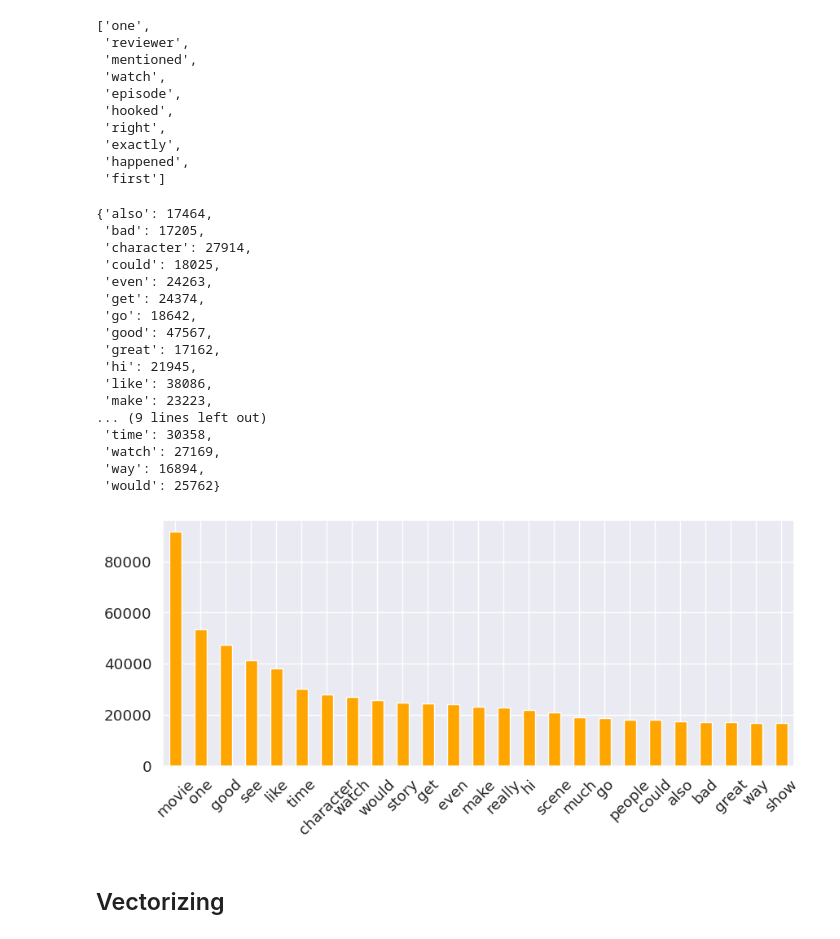
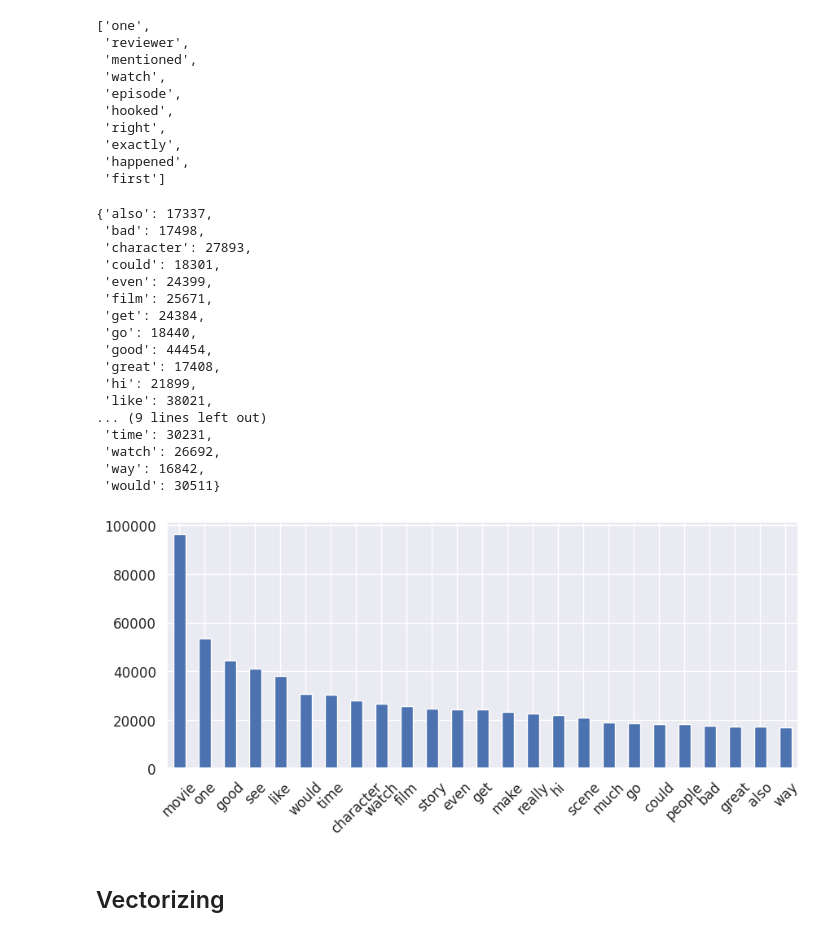
Before and after one commit to Afranur-Artar/Deep-Learning-NLP-Project, a Jupyter notebook: IMDB_NLP_Project3.ipynb, the cells around one changed output. Saved outputs shown, nothing was run; the diff lists cells and outputs as text; code cells hidden in the pictures.

```diff
--- a/IMDB_NLP_Project3.ipynb
+++ b/IMDB_NLP_Project3.ipynb
@@ -107,6 +99,10 @@ Antonyms of movie: []
 def replace(words):
     words=re.sub(r" film ", "movie", words)
     words=re.sub(r" films ", "movie", words)
+    words=re.sub(r" dvd ", "movie", words)
+    words=re.sub(r" straightforward ", "straight forward", words)
+    words=re.sub(r" It's ", "It is", words)
+    words=re.sub(r" sci-fi ", "science fiction", words)
     words=re.sub(r" film's ", "movie", words)
     words=re.sub(r" filming ", "movie", words)
     words=re.sub(r" I've ", "I have", words)
@@ -169,7 +165,7 @@ def replace(words):
     words=re.sub(r"b-movie", "movie",words)
     words=re.sub(r"ofmovieof", "of movie of",words)
     words=re.sub(r"thismoviecould", "this movie could",words)
-    words=re.sub(r"It's", "It is",words)
+    words=re.sub(r"isn't", "is not",words)
     words=re.sub(r"cannot", "can not",words)
     words=re.sub(r"clichés", " ",words)
     words=re.sub(r"aboutmoviebefore", "about movie before",words)
@@ -181,16 +177,30 @@ def replace(words):
     words=re.sub(r"si ample", "simple",words)
     words=re.sub(r"well", "good",words)
     words=re.sub(r"you'll", "you will",words)
+    words=re.sub(r"aren't", "are not",words)
     words=re.sub(r"Ti ame", "time",words)
     words=re.sub(r"towatch", "to watch",words)
     words=re.sub(r"Oz", " ",words)
     words=re.sub(r"oz", " ",words)
     words=re.sub(r"Mr.", " ",words)
     words=re.sub(r"They're", "They are",words)
+    words=re.sub(r"they're", "they are",words)
     words=re.sub(r"I don't", "I do not",words)
     words=re.sub(r"movieand", "movie and",words)
     words=re.sub(r"mistakei", "mistake",words)
     words=re.sub(r"loo", "look",words)
+    words = re.sub(r"won't", "will not", words)
+    words = re.sub(r"can\'t", "can not", words)
+
+    # general
+    words = re.sub(r"n\'t", " not", words)
+    words = re.sub(r"\'re", " are", words)
+    words = re.sub(r"\'s", " is", words)
+    words = re.sub(r"\'d", " would", words)
+    words = re.sub(r"\'ll", " will", words)
+    words = re.sub(r"\'t", " not", words)
+    words = re.sub(r"\'ve", " have", words)
+    words = re.sub(r"\'m", " am", words)
 
     return str(words)
 
@@ -363,0 +367,14 @@ df.drop(["review_stemmed"], axis=1, inplace=True)
+# %%
+segmenter=wordsegment.Segmenter()
+load = segmenter.load()
+
+data_frame=pd.DataFrame()
+
+for word in range(len(df["review_lemmatized"])):
+  text=', '.join(map(str, df.review_lemmatized[word]))
+  clean = segmenter.clean(text)
+  isegment = segmenter.isegment(clean)
+  word_segment= list(isegment)
+  data_frame = data_frame.append({'word_segment': word_segment}, ignore_index=True)
+
+data_frame.head(10)
@@ -485,31 +508,32 @@ most_common = counter.most_common(25)
 most_common = dict(most_common)
 most_common
 # %% [output]
-{'also': 17464,
- 'bad': 17205,
- 'character': 27914,
- 'could': 18025,
- 'even': 24263,
- 'get': 24374,
- 'go': 18642,
- 'good': 47567,
- 'great': 17162,
- 'hi': 21945,
- 'like': 38086,
- 'make': 23223,
+{'also': 17337,
+ 'bad': 17498,
+ 'character': 27893,
+ 'could': 18301,
+ 'even': 24399,
+ 'film': 25671,
+ 'get': 24384,
+ 'go': 18440,
+ 'good': 44454,
+ 'great': 17408,
+ 'hi': 21899,
+ 'like': 38021,
 ... (9 lines left out)
- 'time': 30358,
- 'watch': 27169,
- 'way': 16894,
- 'would': 25762}
+ 'time': 30231,
+ 'watch': 26692,
+ 'way': 16842,
+ 'would': 30511}
 # %%
 most_common=pd.Series(data=most_common)
 
 plt.figure(figsize=(10,4), dpi=100)
-most_common.plot(kind='bar', color="orange")
+sns.set(style = "darkgrid" , font_scale = 1.1)
+most_common.plot(kind='bar')
 plt.xticks(rotation=45);
 # %% [output]
-[figure, old version]
+[figure, new version]
 # %% [markdown]
 ## Vectorizing
 # %% [markdown]
```
Also changed, not shown: parts of 47 cells of this notebook.
